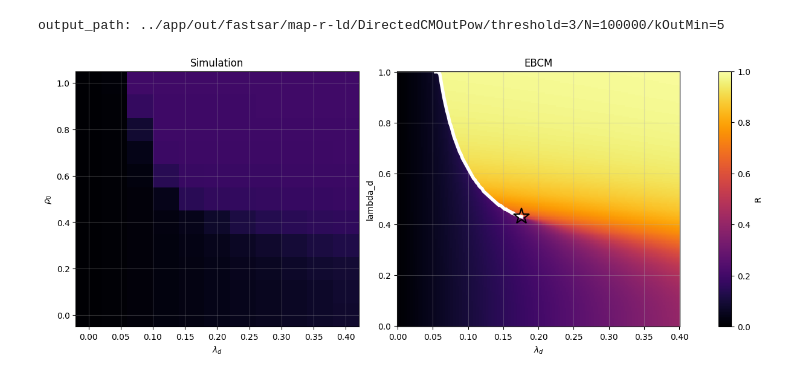
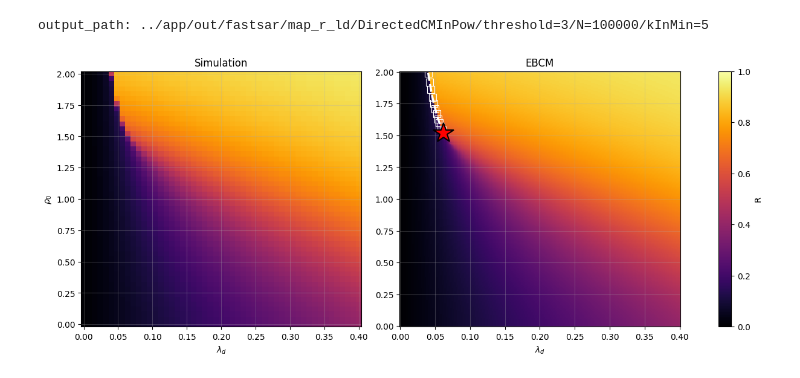
Before and after one commit to Kojirouuuu/directed-network-simulations, a Jupyter notebook: notebooks/EBCM-SAR.ipynb, the cells around one changed output. Saved outputs shown, nothing was run; the diff lists cells and outputs as text; code cells hidden in the pictures.

```diff
--- a/notebooks/EBCM-SAR.ipynb
+++ b/notebooks/EBCM-SAR.ipynb
@@ -144,19 +152,19 @@ theta_d_infty = g["theta_d"].squeeze()
 # plt.tight_layout()
 # plt.show()
 # %%
-gdp = pd.read_csv(os.path.join(output_dir, "gdp_zero.csv"))
+gdp = pd.read_csv(os.path.join(ebcm_path, "gdp_zero.csv"))
 gdp_x = np.zeros(len(rho0_values), dtype=np.ndarray)
 gdp_y = np.zeros(len(rho0_values), dtype=np.ndarray)
 
-gdpp = pd.read_csv(os.path.join(output_dir, "gdpp_zero.csv"))
+gdpp = pd.read_csv(os.path.join(ebcm_path, "gdpp_zero.csv"))
 gdpp_x = np.zeros(len(rho0_values), dtype=np.ndarray)
 gdpp_y = np.zeros(len(rho0_values), dtype=np.ndarray)
 
-gd_gdp = pd.read_csv(os.path.join(output_dir, "gd_gdp_zero.csv"))
+gd_gdp = pd.read_csv(os.path.join(ebcm_path, "gd_gdp_zero.csv"))
 gd_gdp_x = np.zeros(len(rho0_values), dtype=np.ndarray)
 gd_gdp_y = np.zeros(len(rho0_values), dtype=np.ndarray)
 
-gd_gdp_gdpp = pd.read_csv(os.path.join(output_dir, "gd_gdp_gdpp_zero.csv"))
+gd_gdp_gdpp = pd.read_csv(os.path.join(ebcm_path, "gd_gdp_gdpp_zero.csv"))
 # %%
 lambda_c_horizontal = []
 lambda_c_vertical = []
@@ -249,5 +202,3 @@ plt.show()
-# %%
-batch_size = 16
 # %%
 all_results = {}
 
@@ -256,14 +207,14 @@ df_all = pd.DataFrame()
 
 for T in T_list:
     abst = "valious_T"
-    output_path = configure_output_path(show_N, abst, T, network_type, k_out_min)
-    print(f"output_path: {os.path.relpath(output_path)}")
+    sim_path = configure_output_path(show_N, abst, T, network_type, k_out_min)
+    print(f"output_path: {os.path.relpath(sim_path)}")
 
 
     for i in range(batch_size):
         index = f"{i:02d}"
         file_name = f'results_{index}.csv'
-        file_path = os.path.join(output_path, file_name)
+        file_path = os.path.join(sim_path, file_name)
 
         df = pd.read_csv(file_path)
         if df is None:
@@ -318,15 +269,15 @@ all_results = {}
 
 df_all = pd.DataFrame()
 
-abst = "map-r-ld"
-output_path = configure_output_path(show_N, abst, show_T, network_type, k_out_min)
-print(f"output_path: {os.path.relpath(output_path)}")
+abst = "map_r_ld"
+sim_path = configure_output_path(show_N, abst, show_T, network_type, k_out_min)
+print(f"output_path: {os.path.relpath(sim_path)}")
 
 
 for i in range(batch_size):
     index = f"{i:02d}"
     file_name = f'results_{index}.csv'
-    file_path = os.path.join(output_path, file_name)
+    file_path = os.path.join(sim_path, file_name)
 
     df = pd.read_csv(file_path)
     if df is None:
@@ -340,53 +291,57 @@ for i in range(batch_size):
     df["T"] = show_T
     df_all = pd.concat([df_all, df], ignore_index=True)
 
-df_all["N"] = N
+df_all["N"] = show_N
 sim = df_all.set_index(['N', 'T', 'itr', 'rho_0', 'lambda_d', 'lambda_u', 'mu']).to_xarray()
 initial_adopted_time = sim['initial_adopted_time']
 final_adopted_time = sim['final_adopted_time']
 sim_R = sim['R']
 sim_Phi = sim['Phi']
 # %% [output]
-output_path: ../app/out/fastsar/map-r-ld/DirectedCMOutPow/threshold=3/N=100000/kOutMin=5
+output_path: ../app/out/fastsar/map_r_ld/DirectedCMInPow/threshold=3/N=100000/kInMin=5
 # %%
 fig, axes = plt.subplots(1, 2, figsize=(12, 5), constrained_layout=True)
 
 
-p0=sim_R.squeeze().mean(dim='itr').T/N
+p0=sim_R.squeeze().mean(dim='itr').T/show_N
 p0.plot(
     ax=axes[0],
     cmap="inferno",
     vmin=0.0,
     vmax=1.0,
     add_colorbar=False
 )
 
 axes[0].grid(linestyle="-", alpha=0.3)
 axes[0].set_title("Simulation")
 axes[0].set_xlabel(rf"$\lambda_d$")
 axes[0].set_ylabel(rf"$\rho_0$")
 
 p1=g["R"].sel(T=show_T).T.plot(
     ax=axes[1],
     cmap="inferno",
     vmin=0.0,
     vmax=1.0,
     add_colorbar=False
 )
 
 axes[1].plot(lambda_c_horizontal, lambda_c_vertical,
-             linestyle="-", color="w", linewidth=4.0)
+             linestyle="--", color="w", linewidth=2.5,
+             marker="s", markersize=8,
+             markerfacecolor="none", markeredgecolor="w",
+             markeredgewidth=0.8)
 
 axes[1].plot(lambda_c2_horizontal, lambda_c2_vertical,
-             linestyle="", marker="*", markersize=20,
-             markerfacecolor="none", markeredgecolor="black",
+             linestyle="", marker="*", markersize=25,
+             markerfacecolor="red", markeredgecolor="black",
              markeredgewidth=1.5)
 
 axes[1].grid(linestyle="-", alpha=0.3)
 axes[1].set_title("EBCM")
 axes[1].set_xlabel(rf"$\lambda_d$")
+axes[1].set_ylabel("")
 
 fig.colorbar(p1, ax=axes, label="R")
 plt.show()
 # %% [output]
-[figure, old version]
+[figure, new version]
```
Also changed, not shown: parts of 14 cells of this notebook, 8 other files.
